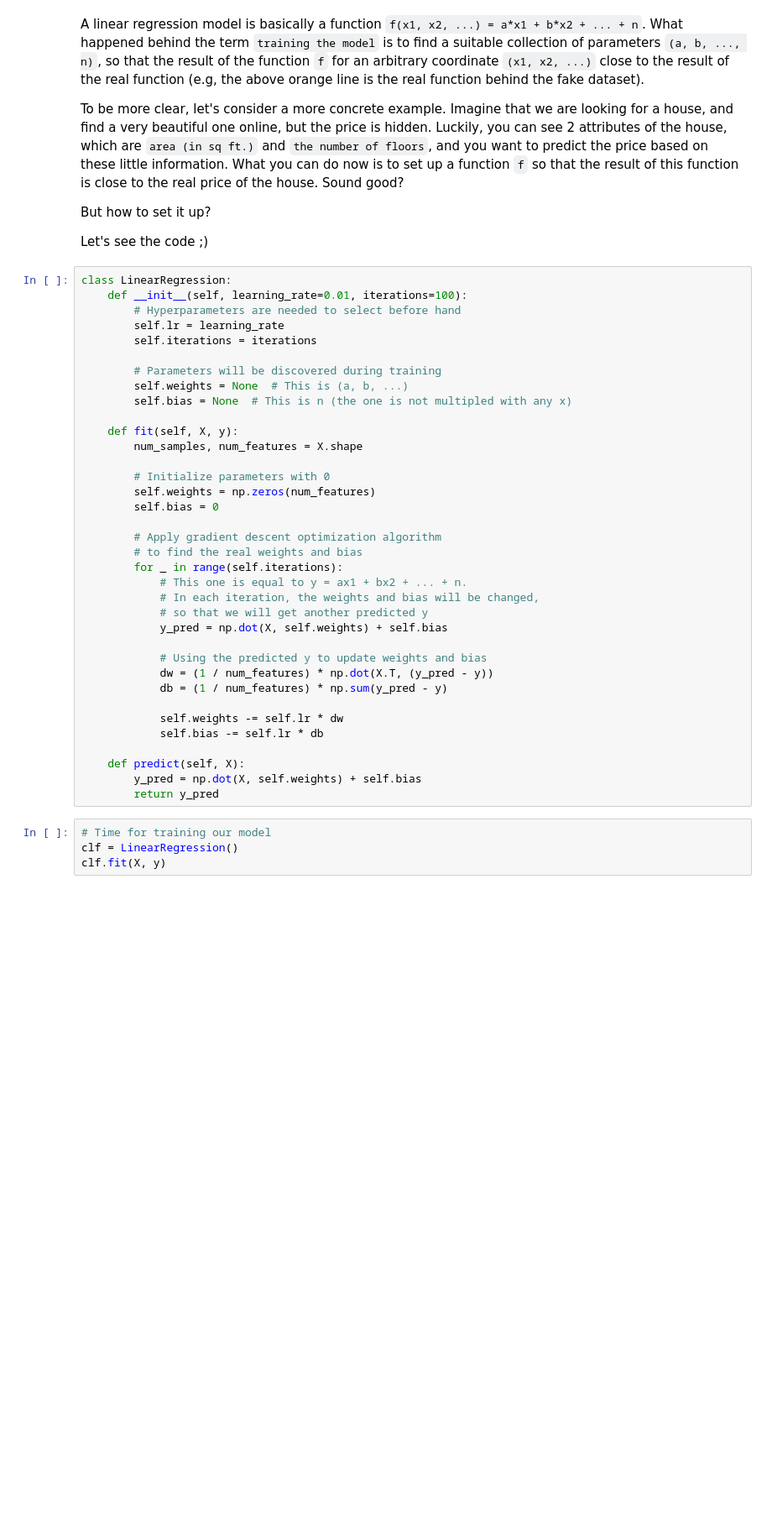
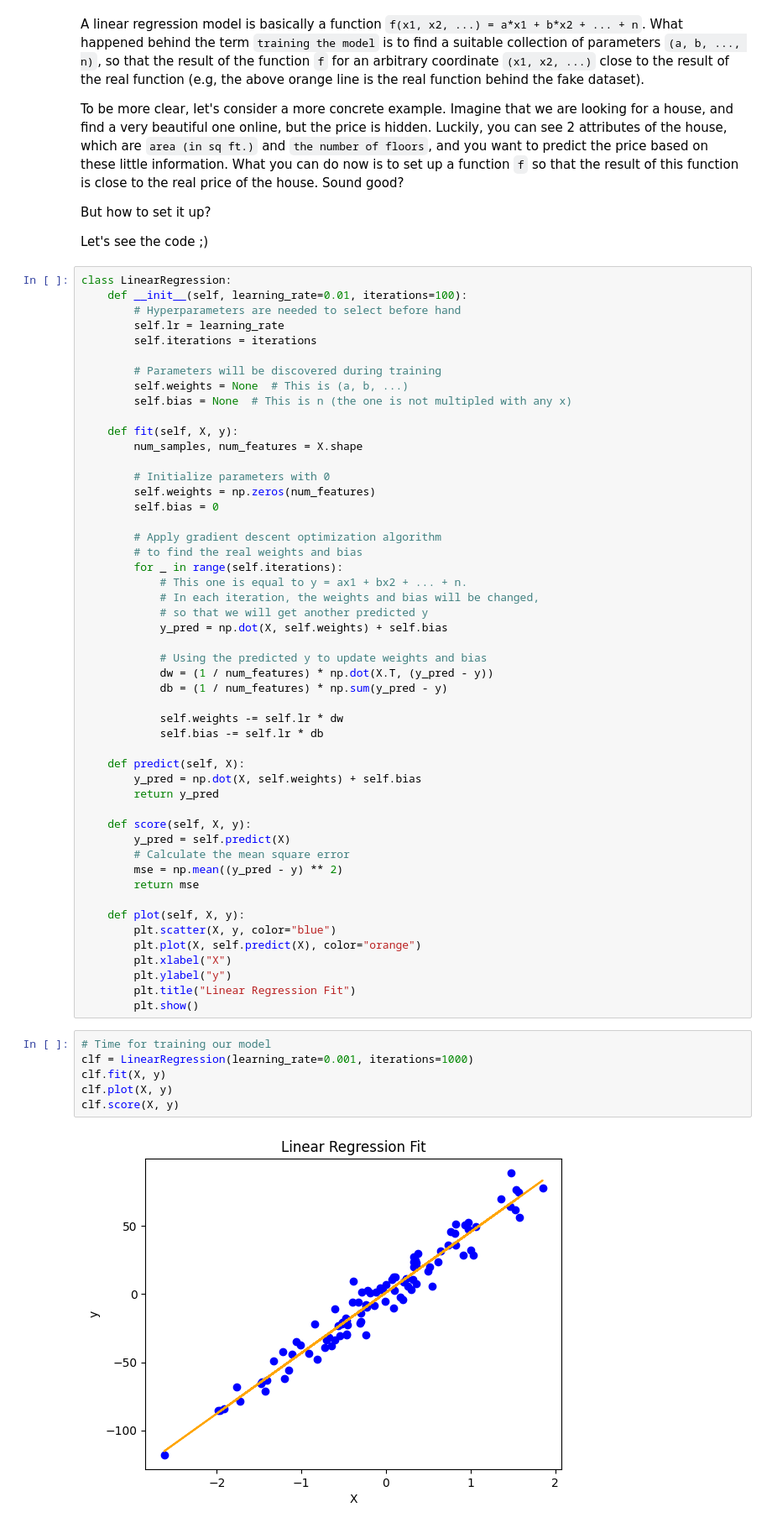
Before and after one commit to phuchoang2603/python_tutorials, a Jupyter notebook: notebooks/linear_regression_from_scratch.ipynb, the cells around one changed output. Shown: that part at 84% size. Drawn from its saved outputs; the diff is of its cells as text; blank space fills up the shorter version.

```diff
--- a/notebooks/linear_regression_from_scratch.ipynb
+++ b/notebooks/linear_regression_from_scratch.ipynb
@@ -157,7 +157,25 @@ class LinearRegression:
     def predict(self, X):
         y_pred = np.dot(X, self.weights) + self.bias
         return y_pred
+
+    def score(self, X, y):
+        y_pred = self.predict(X)
+        # Calculate the mean square error
+        mse = np.mean((y_pred - y) ** 2)
+        return mse
+
+    def plot(self, X, y):
+        plt.scatter(X, y, color="blue")
+        plt.plot(X, self.predict(X), color="orange")
+        plt.xlabel("X")
+        plt.ylabel("y")
+        plt.title("Linear Regression Fit")
+        plt.show()
 # %%
 # Time for training our model
-clf = LinearRegression()
+clf = LinearRegression(learning_rate=0.001, iterations=1000)
 clf.fit(X, y)
+clf.plot(X, y)
+clf.score(X, y)
+# %% [output]
+[figure, added]
```
Also changed, not shown: parts of 2 cells of this notebook, 2 other files.
